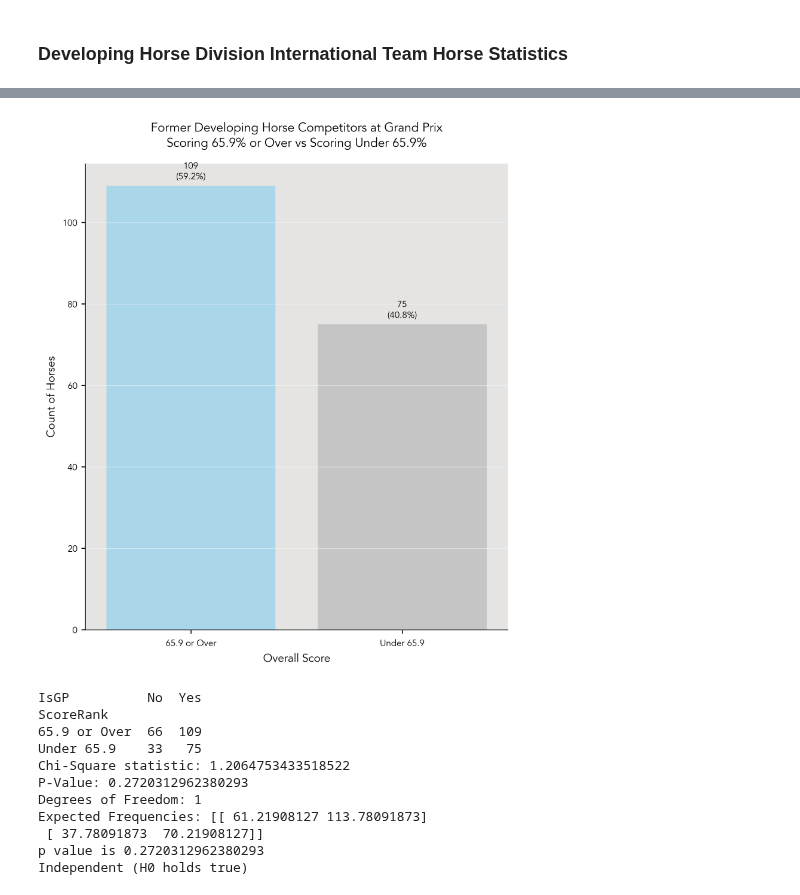
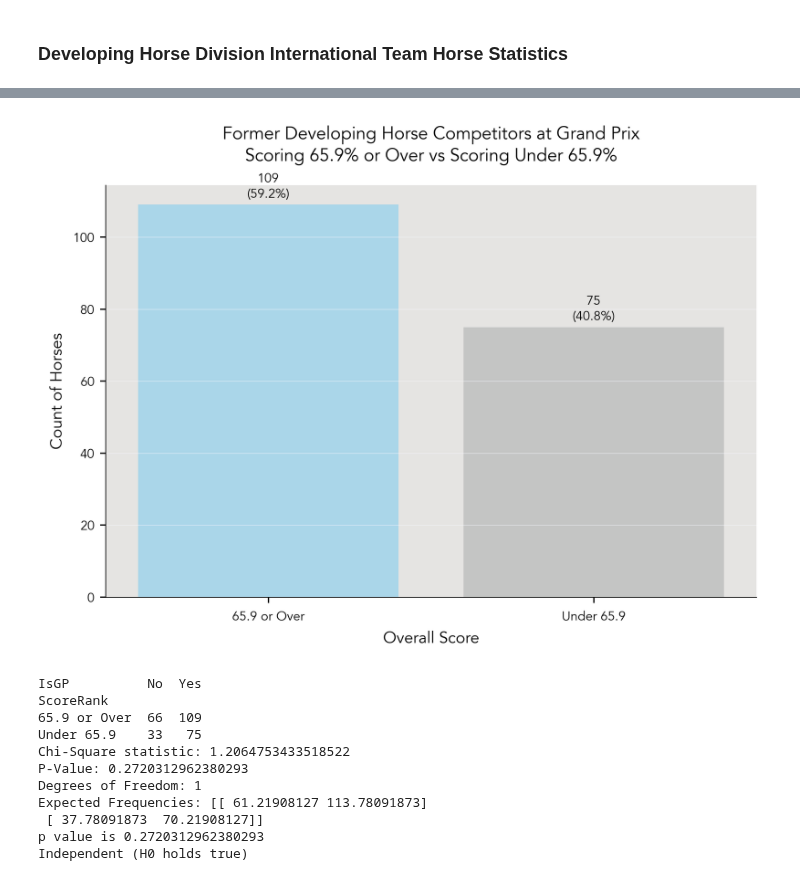
Before and after one commit to siobyrne/young-dressage-horse-program-analysis, a Jupyter notebook: developinghorse.ipynb, the cells around one changed output, grey strips where cells are left out. Drawn from its saved outputs; the diff is of its cells as text; code cells hidden in the pictures.

```diff
--- a/developinghorse.ipynb
+++ b/developinghorse.ipynb
@@ -186,32 +187,31 @@ dev_scores_df = dev_scores_df.sort_values('ScoreRank').drop_duplicates(subset='U
 
 dev_gp_count = len(dev_scores_df)
 # %%
-ax = plt.subplots(figsize=(6, 7))
 
 # set options for countplot
 ax = sns.countplot(
    x = 'ScoreRank',
    data = dev_scores_df,
    palette = ['#83D7FC', '#b7b8b8'],
    alpha = .7,
    order = dev_scores_df['ScoreRank'].value_counts().index
 )
 
 # add annotation for count and percentage of each score group
 for p in ax.patches:
     ax.annotate("{:0,.0f}\n({:,.1f}%)".format(p.get_height(), p.get_height()*100/dev_gp_count), (p.get_x() + p.get_width()/2, p.get_height() + 1), ha = 'center', va = 'bottom', fontsize=8)
 
 # set title, xlabel, and ylabel
 ax.set_title('Former Developing Horse Competitors at Grand Prix\nScoring 65.9% or Over vs Scoring Under 65.9%')
 plt.ylabel('Count of Horses')
 plt.xlabel('Overall Score')
 
 # save and show figure
 plt.tight_layout()
 plt.savefig('images/dh-grand-prix-by-overall-score.png')
 plt.show()
 # %% [output]
-[figure, old version]
+[figure, new version]
 # %%
 chi_dev_scores_df = merged_df.loc[(merged_df['Year'] <= 2023) &
                             (merged_df['Division'].str.contains('DHPSG|DHGP'))].copy()
```
Also changed, not shown: parts of 2 cells of this notebook, 6 other files.
